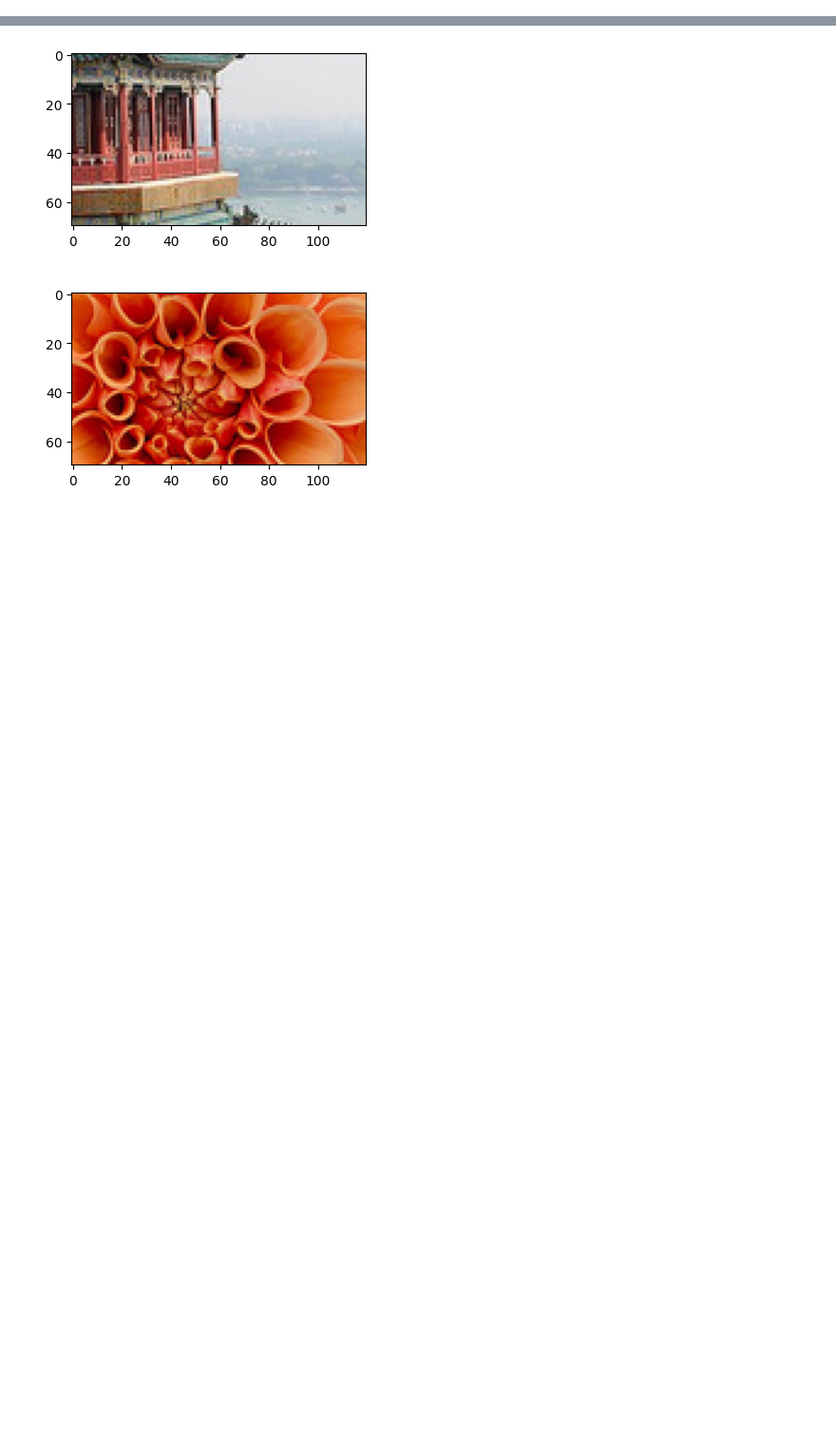
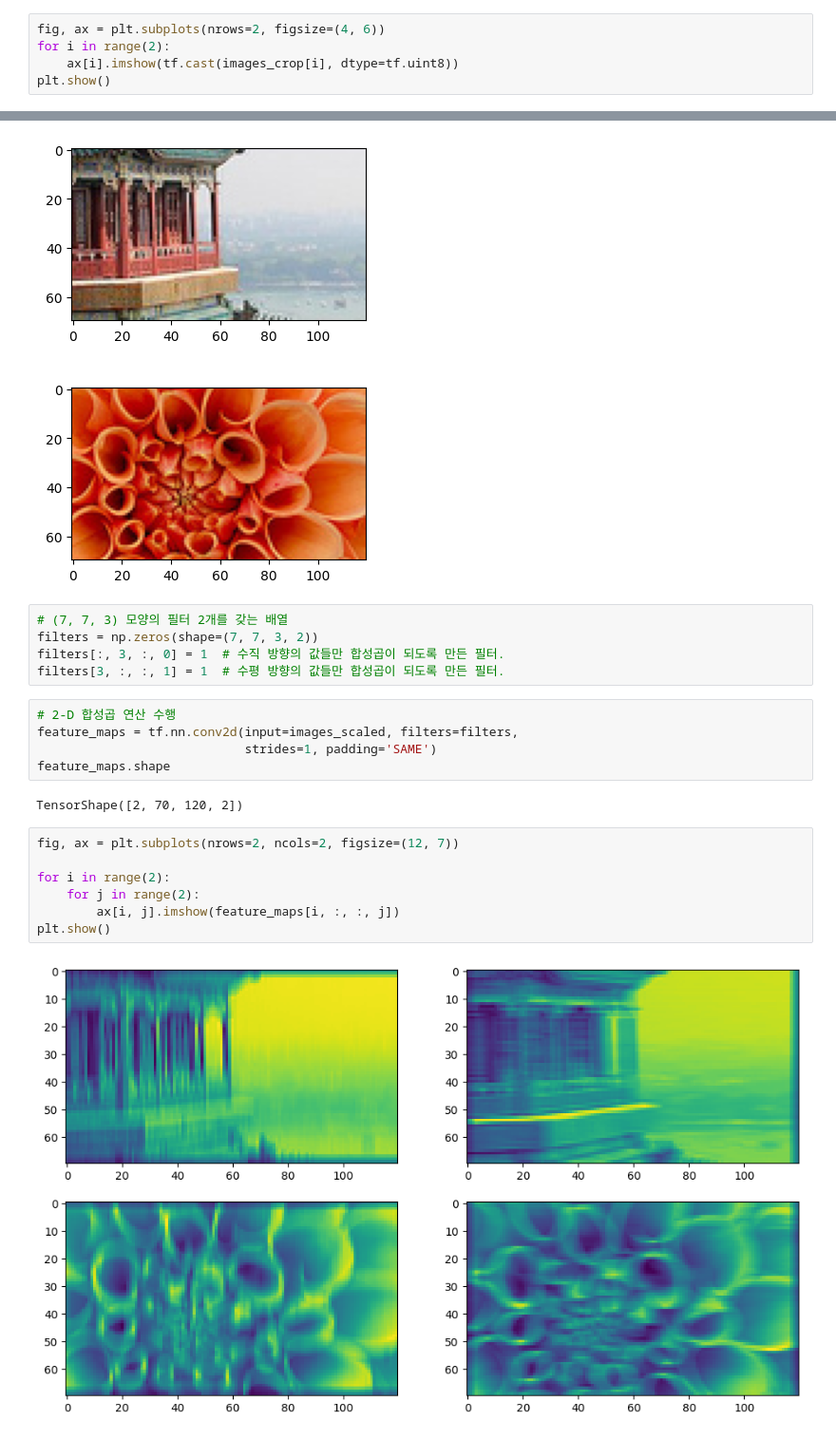
Before and after one commit to JakeOh/202505_BD50, a Jupyter notebook: lab_da/ml18_cnn.ipynb, the cells around one changed output, grey strips where cells are left out. Shown at 95% size. Saved outputs shown, nothing was run; the diff lists cells and outputs as text; blank space fills up the shorter version.

```diff
--- a/lab_da/ml18_cnn.ipynb
+++ b/lab_da/ml18_cnn.ipynb
@@ -646,3 +646,8 @@ images_crop = keras.layers.CenterCrop(height=70, width=120)(images)
 images_crop.shape
 # %% [output]
 TensorShape([2, 70, 120, 3])
+# %%
+fig, ax = plt.subplots(nrows=2, figsize=(4, 6))
+for i in range(2):
+    ax[i].imshow(tf.cast(images_crop[i], dtype=tf.uint8))
+plt.show()
@@ -659,3 +666,24 @@ for i in range(2):
 plt.show()
 # %% [output]
 [figure]
+# %%
+# (7, 7, 3) 모양의 필터 2개를 갖는 배열
+filters = np.zeros(shape=(7, 7, 3, 2))
+filters[:, 3, :, 0] = 1  # 수직 방향의 값들만 합성곱이 되도록 만든 필터.
+filters[3, :, :, 1] = 1  # 수평 방향의 값들만 합성곱이 되도록 만든 필터.
+# %%
+# 2-D 합성곱 연산 수행
+feature_maps = tf.nn.conv2d(input=images_scaled, filters=filters,
+                            strides=1, padding='SAME')
+feature_maps.shape
+# %% [output]
+TensorShape([2, 70, 120, 2])
+# %%
+fig, ax = plt.subplots(nrows=2, ncols=2, figsize=(12, 7))
+
+for i in range(2):
+    for j in range(2):
+        ax[i, j].imshow(feature_maps[i, :, :, j])
+plt.show()
+# %% [output]
+[figure, added]
```
Also changed, not shown: parts of 2 cells of this notebook.
